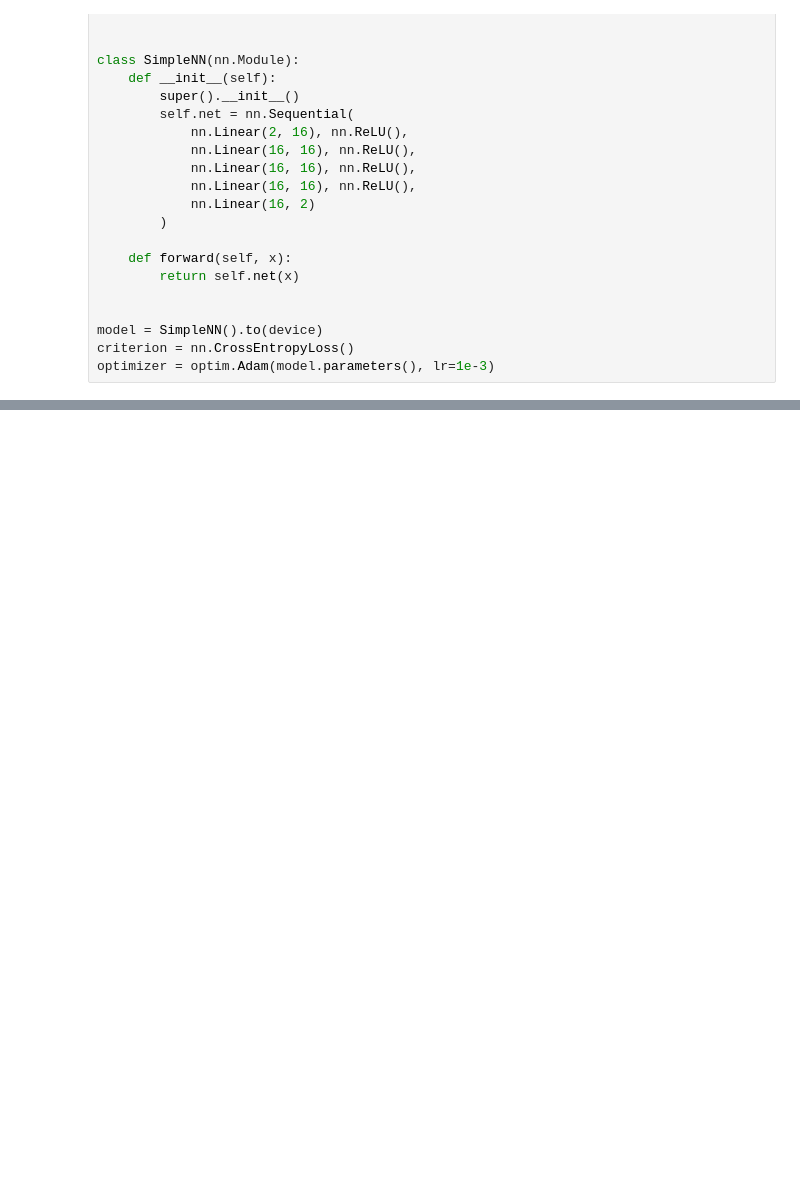
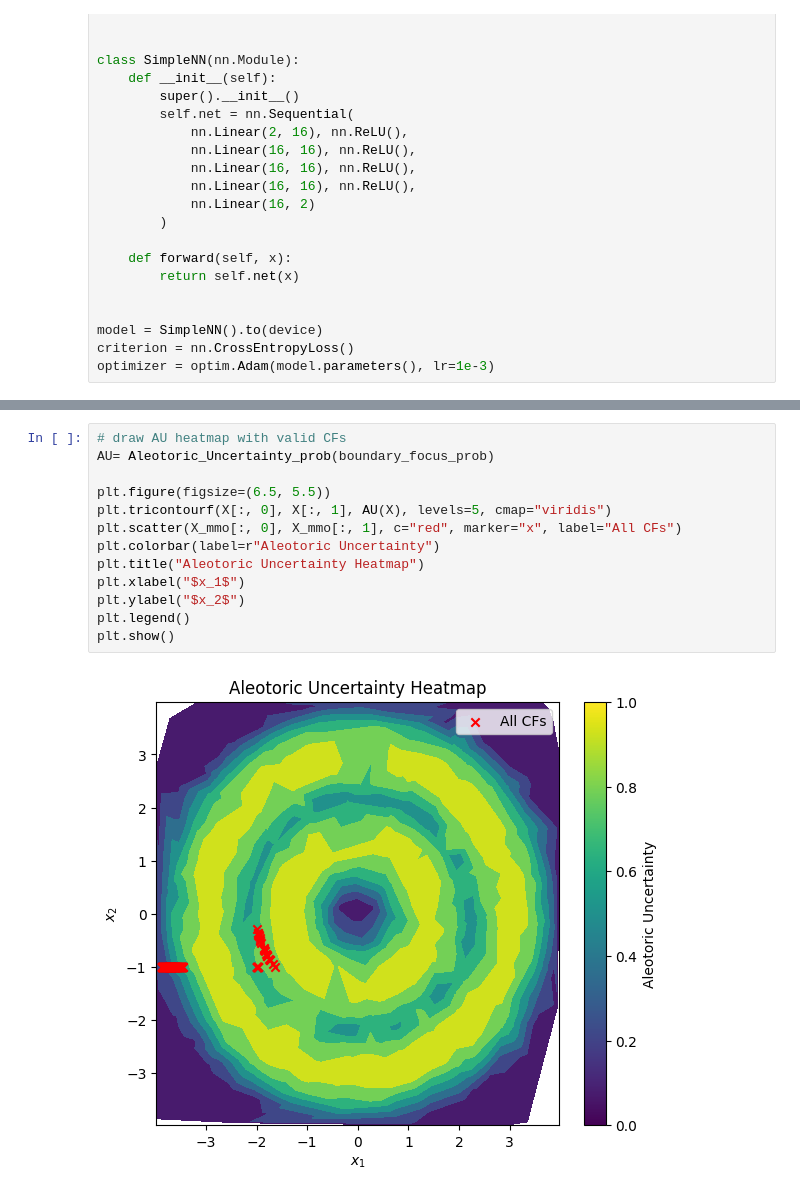
Before and after one commit to 42logos/uamocf, a Jupyter notebook: nd_mmo.ipynb, the cells around one changed output, grey strips where cells are left out. Cells and saved outputs as stored; diff of their text form; blank space fills up the shorter version.

```diff
--- a/nd_mmo.ipynb
+++ b/nd_mmo.ipynb
@@ -378,3 +516,18 @@ plt.show()
+# %%
+# draw AU heatmap with valid CFs
+AU= Aleotoric_Uncertainty_prob(boundary_focus_prob)
+
+plt.figure(figsize=(6.5, 5.5))
+plt.tricontourf(X[:, 0], X[:, 1], AU(X), levels=5, cmap="viridis")
+plt.scatter(X_mmo[:, 0], X_mmo[:, 1], c="red", marker="x", label="All CFs")
+plt.colorbar(label=r"Aleotoric Uncertainty")
+plt.title("Aleotoric Uncertainty Heatmap")
+plt.xlabel("$x_1$")
+plt.ylabel("$x_2$")
+plt.legend()
+plt.show()
+# %% [output]
+[figure, added]
 # %%
 poi=np.array([4,2.6676])
 problem.objs[1](poi), x_star
```
Also changed, not shown: parts of 15 cells of this notebook, 1 other file.
